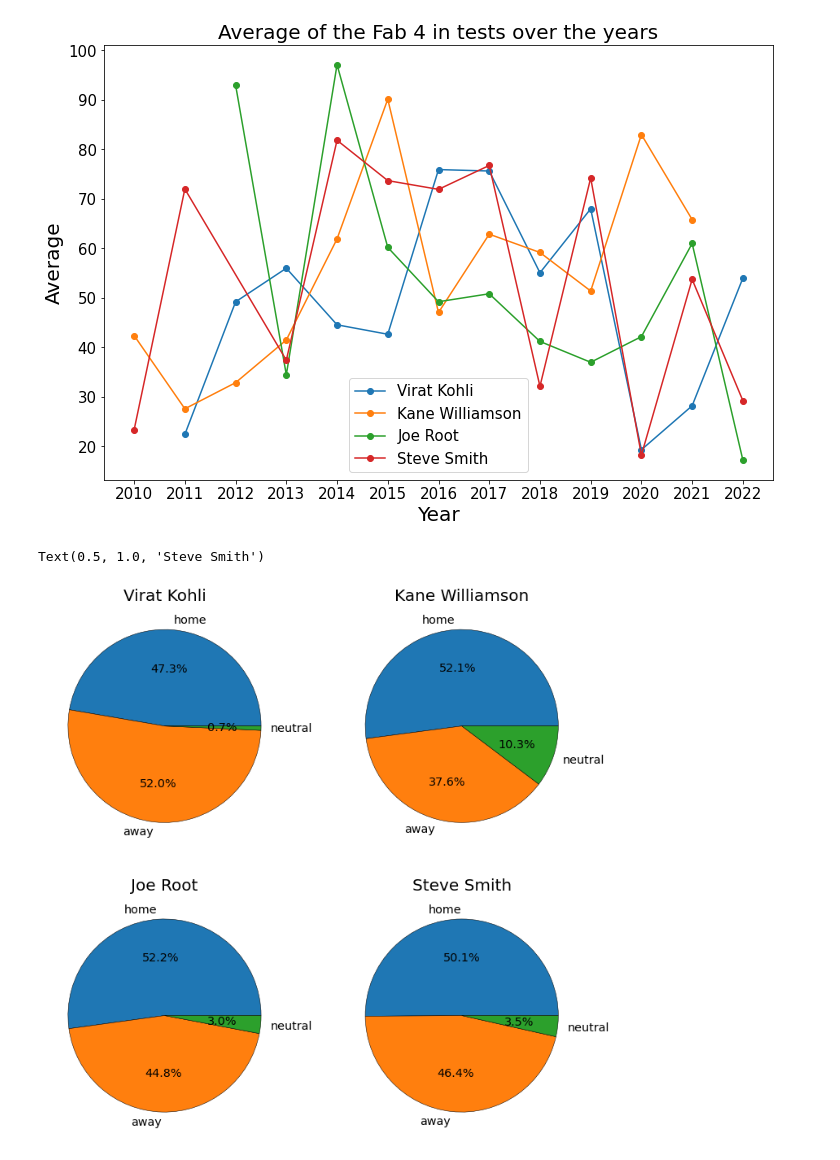
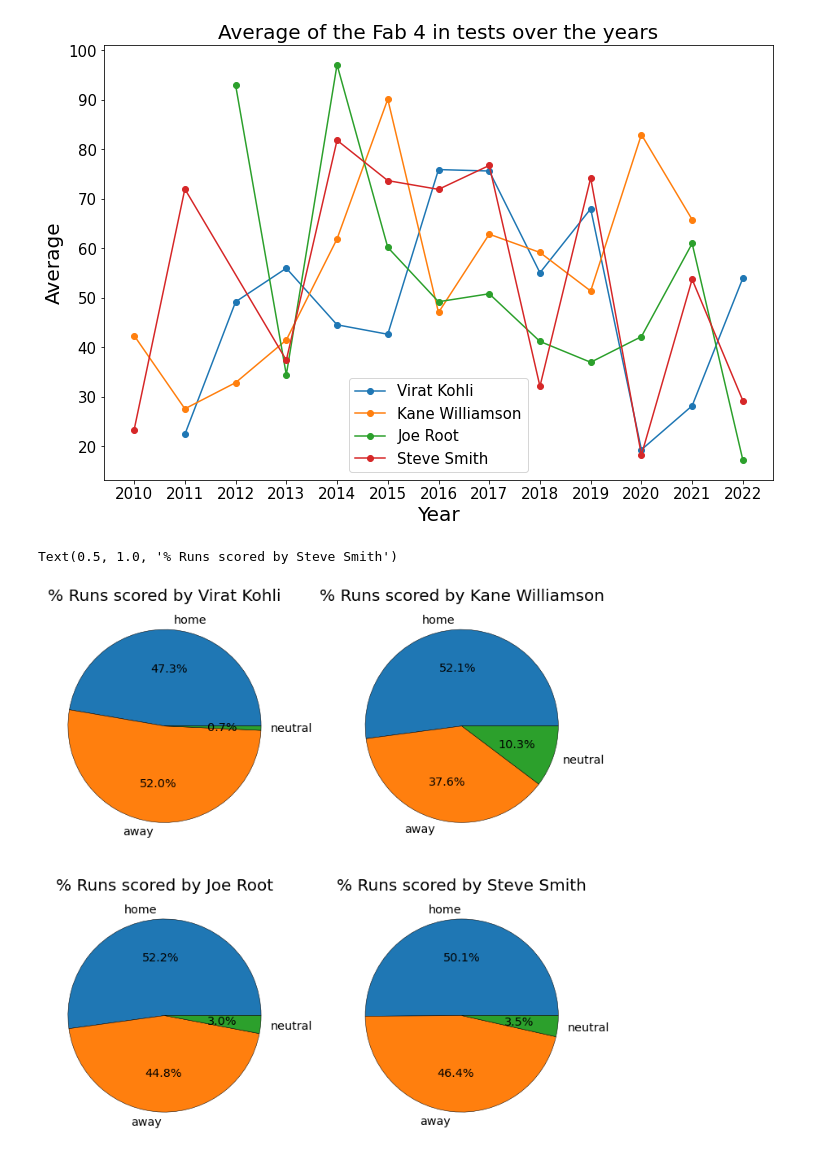
Before and after one commit to sm823zw/Cricket-Data-Analysis, a Jupyter notebook: notebooks/fab4.ipynb, the cells around one changed output. Cells and saved outputs as stored; diff of their text form; code cells hidden in the pictures.

```diff
--- a/notebooks/fab4.ipynb
+++ b/notebooks/fab4.ipynb
@@ -15,6 +15,7 @@ def get_player_info(id, formatt):
     data = pd.read_html(player_url)[3]
     data = data.drop(columns=['Unnamed: 15', 'Span'])
     data = data.dropna(0)
+    data = data.replace('-', '0')
     data['HS'] = data['HS'].str.replace('*', '')
     data.iloc[:, 1:6] = data.iloc[:, 1:6].astype(float).astype(int)
     data['BF'] = data['BF'].astype(float).astype(int)
@@ -96,30 +99,30 @@ Text(0.5, 1.0, 'Average of the Fab 4 in tests over the years')
 # %%
 fig, ax = plt.subplots(figsize=(12, 12))
 fig.set_facecolor('white')
 plt.subplot(2, 2, 1)
 d = vk_demographic_data.iloc[-3:, :]
 plt.pie(d['Runs'], labels=d['Grouping'], autopct='%1.1f%%',
         wedgeprops={'linewidth': 0.5, 'edgecolor': 'black'},
        textprops={'size': 'x-large'})
-plt.title('Virat Kohli', fontsize=20)
+plt.title('% Runs scored by Virat Kohli', fontsize=20)
 plt.subplot(2, 2, 2)
 d = kw_demographic_data.iloc[-3:, :]
 plt.pie(d['Runs'], labels=d['Grouping'], autopct='%1.1f%%',
         wedgeprops={'linewidth': 0.5, 'edgecolor': 'black'},
        textprops={'size': 'x-large'})
-plt.title('Kane Williamson', fontsize=20)
+plt.title('% Runs scored by Kane Williamson', fontsize=20)
 plt.subplot(2, 2, 3)
 d = jr_demographic_data.iloc[-3:, :]
 plt.pie(d['Runs'], labels=d['Grouping'], autopct='%1.1f%%',
         wedgeprops={'linewidth': 0.5, 'edgecolor': 'black'},
        textprops={'size': 'x-large'})
-plt.title('Joe Root', fontsize=20)
+plt.title('% Runs scored by Joe Root', fontsize=20)
 plt.subplot(2, 2, 4)
 d = ss_demographic_data.iloc[-3:, :]
 plt.pie(d['Runs'], labels=d['Grouping'], autopct='%1.1f%%',
         wedgeprops={'linewidth': 0.5, 'edgecolor': 'black'},
        textprops={'size': 'x-large'})
-plt.title('Steve Smith', fontsize=20)
+plt.title('% Runs scored by Steve Smith', fontsize=20)
 # %% [output]
-Text(0.5, 1.0, 'Steve Smith')
+Text(0.5, 1.0, '% Runs scored by Steve Smith')
-[figure, old version]
+[figure, new version]
```
Also changed, not shown: parts of 17 cells of this notebook.
